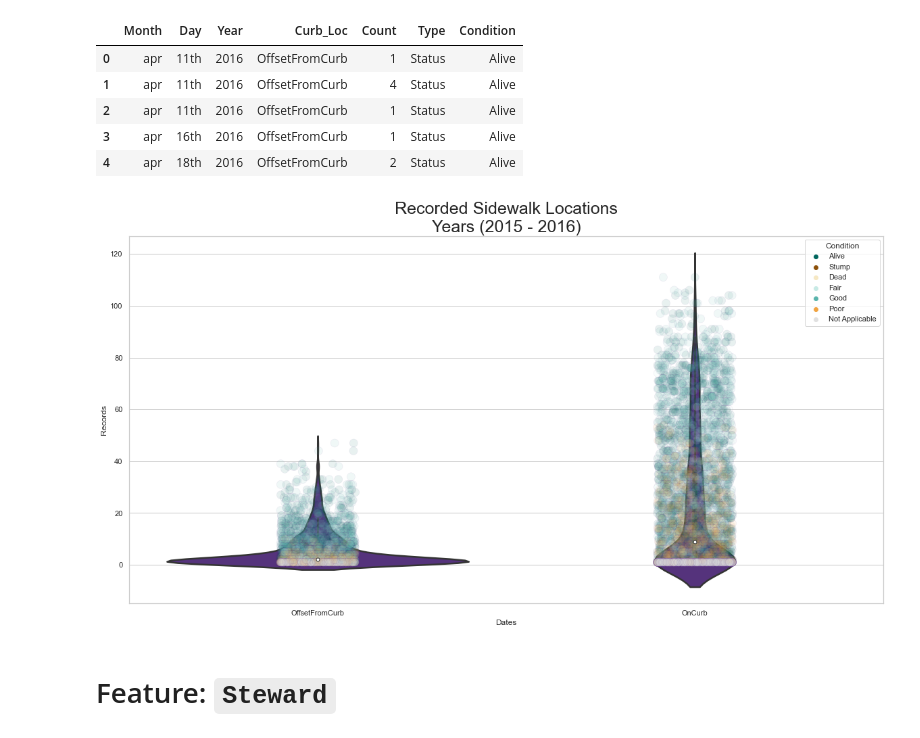
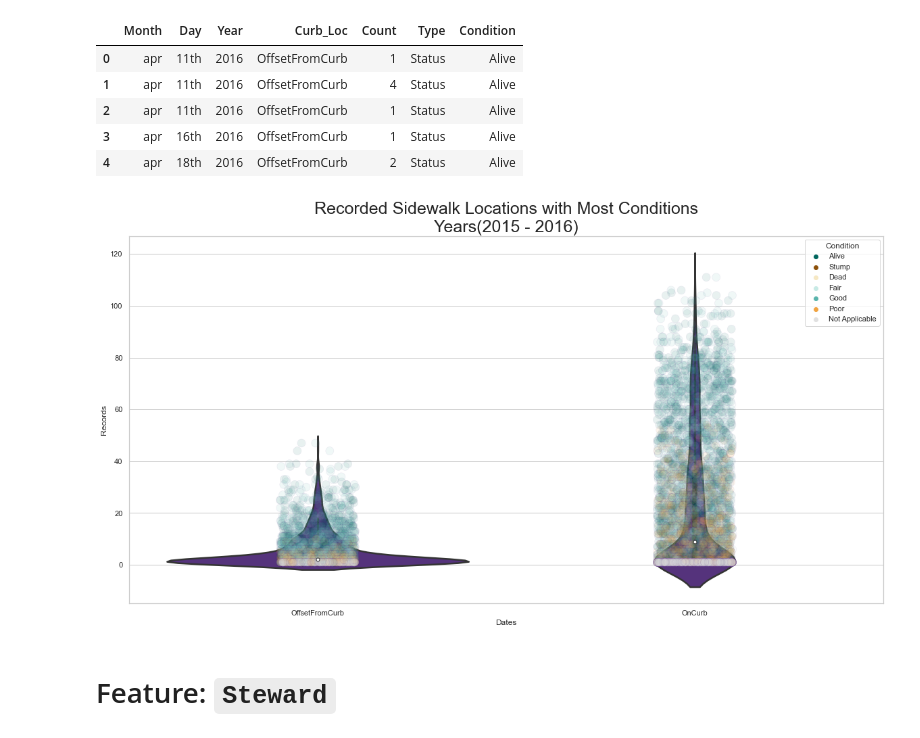
Before and after one commit to MarcellaHarr/ny_street-trees_2015, a Jupyter notebook: exploration-ny-street-trees.ipynb, the cells around one changed output. Cells and saved outputs as stored; diff of their text form; code cells hidden in the pictures.

```diff
--- a/exploration-ny-street-trees.ipynb
+++ b/exploration-ny-street-trees.ipynb
@@ -1579,36 +1657,37 @@ sns.stripplot(data = datesSidewalk,
                         '#8c510a',
                         '#f6e8c3',
                         '#c7eae5',
                         '#5ab4ac',
                         '#f1a340',
                         '#e0e0e0'],
              edgecolor = '#542788',
              linewidth = 0.5,
              alpha = 0.09,
              jitter = True,
              size = 12)
 
 sns.violinplot(data = datesSidewalk,
              x = 'Curb_Loc',
              y = 'Count',
              linewidth = 2.5,
              color = '#542788')
 
 
 # Customize fig
 ax.set_xlabel('Dates')
 ax.set_ylabel('Records')
-plt.title('Recorded Sidewalk Locations\nYears (2015 - 2016)',
+plt.title('Recorded Sidewalk Locations with Most Conditions\nYears(2015 - 2016)',
            size = 25)
 
 
 # Save fig
-# plt.savefig("Recorded Conditions for Two Years")
+plt.savefig(r'D:\repos\github\ny_street-trees_2015\src\img\Sidewalk_Locations_with_Most_Conditions.png',
+            facecolor="white")
 
 # Plot fig
 plt.show()
 # %% [output]
-[figure, old version]
+[figure, new version]
 # %% [markdown]
 # Feature: `Steward`
 # %% [markdown]
```
Also changed, not shown: parts of 18 cells of this notebook, 15 other files.
